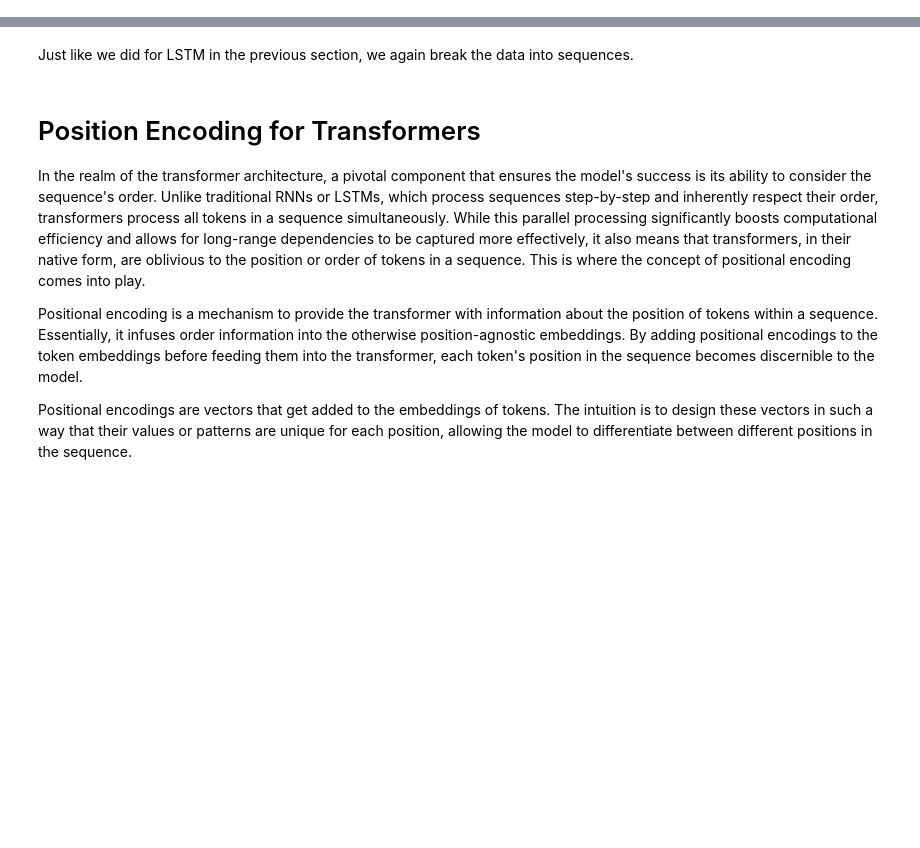
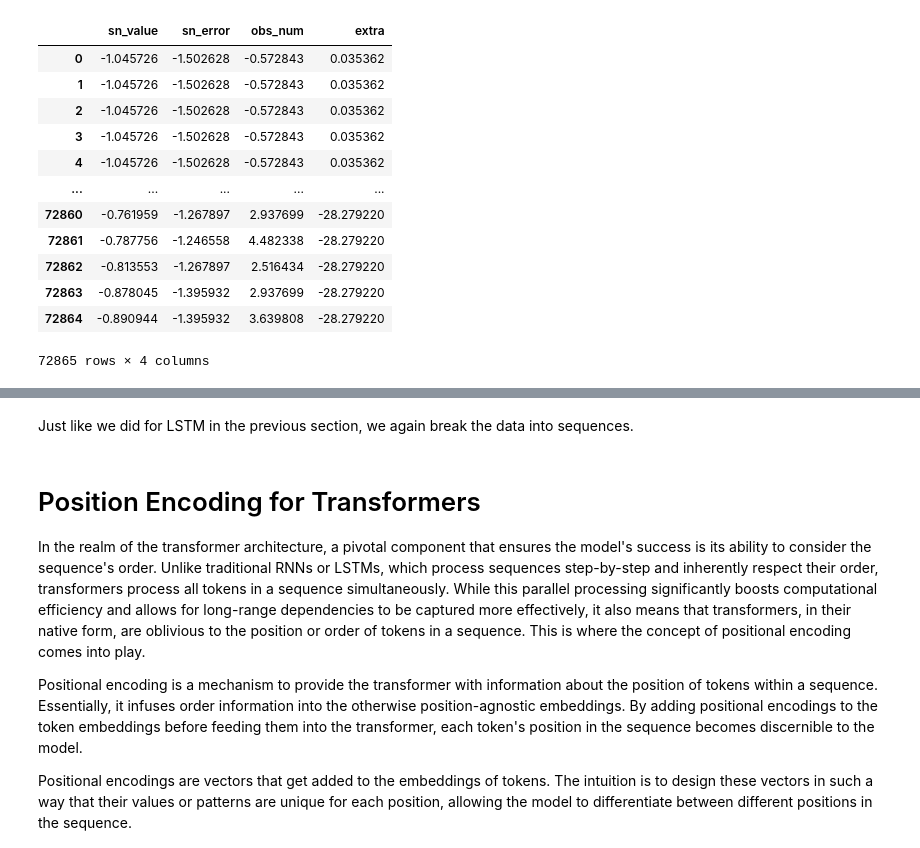
Before and after one commit to Shangodbole/Co-lab, a Jupyter notebook: t81_558_class_10_3_transformer_timeseries.ipynb, the cells around one changed output, grey strips where cells are left out. Drawn from its saved outputs; the diff is of its cells as text; code cells hidden in the pictures; blank space fills up the shorter version.

```diff
--- a/t81_558_class_10_3_transformer_timeseries.ipynb
+++ b/t81_558_class_10_3_transformer_timeseries.ipynb
@@ -71,0 +113,19 @@ The data preprocessing is the same as was introduced in the previous section. We
+# %%
+scaler = StandardScaler()
+df_scaled = pd.DataFrame(scaler.fit_transform(df_values), columns=df_values.columns)
+# %%
+pd.DataFrame(df_scaled)
+# %% [output]
+|  | sn_value | sn_error | obs_num | extra |
+| 0 | -1.045726 | -1.502628 | -0.572843 | 0.035362 |
+| 1 | -1.045726 | -1.502628 | -0.572843 | 0.035362 |
+| 2 | -1.045726 | -1.502628 | -0.572843 | 0.035362 |
+| 3 | -1.045726 | -1.502628 | -0.572843 | 0.035362 |
+| 4 | -1.045726 | -1.502628 | -0.572843 | 0.035362 |
+| ... | ... | ... | ... | ... |
+| 72860 | -0.761959 | -1.267897 | 2.937699 | -28.279220 |
+| 72861 | -0.787756 | -1.246558 | 4.482338 | -28.279220 |
+| 72862 | -0.813553 | -1.267897 | 2.516434 | -28.279220 |
+| 72863 | -0.878045 | -1.395932 | 2.937699 | -28.279220 |
+| 72864 | -0.890944 | -1.395932 | 3.639808 | -28.279220 |
+72865 rows × 4 columns
```
Also changed, not shown: parts of 32 cells of this notebook.
